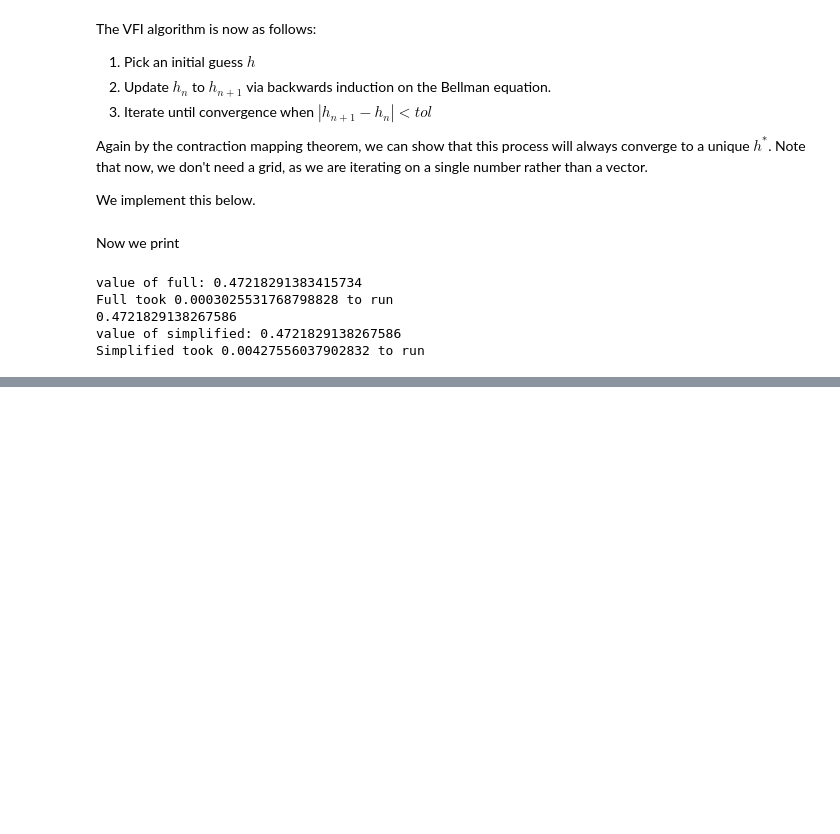
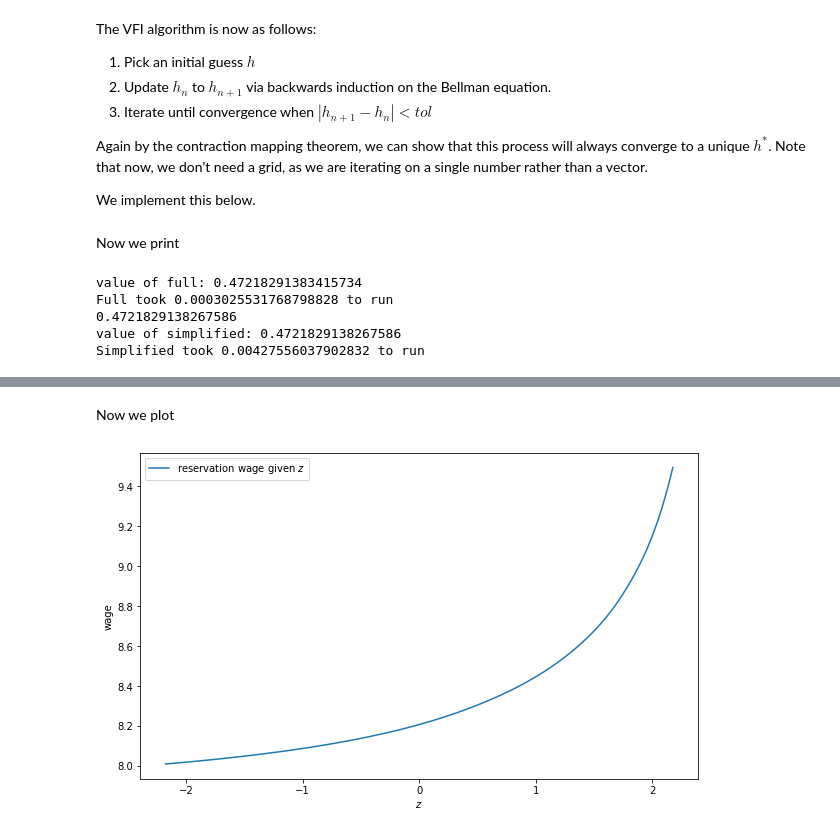
Before and after one commit to jborovicka/nyu-phd-macro-i, a Jupyter notebook: jupyter/mccall_value_function_iteration.ipynb, the cells around one changed output, grey strips where cells are left out. Saved outputs shown, nothing was run; the diff lists cells and outputs as text; code cells hidden in the pictures; blank space fills up the shorter version.

```diff
--- a/jupyter/mccall_value_function_iteration.ipynb
+++ b/jupyter/mccall_value_function_iteration.ipynb
@@ -425,0 +535,21 @@ This immediately seems frustrating to solve because we need to calculate the exp
+# %%
+
+@jit
+def compute_fixed_point(tol=1e-4,
+                        max_iter=1000,):
+  f_init = f_init = np.full(len(z_grid), np.log(c)) # fills z_grid with np.log(c)
+  f_out = np.empty_like(f_init)
+
+  # Set up loop
+  f_in = f_init
+  i = 0
+  error = tol + 1
+# loop evaluating Q
+  while i < max_iter and error > tol:
+      Q(f_in, f_out)
+      error = np.max(np.abs(f_in - f_out))
+      i += 1
+      f_in[:] = f_out
+  return f_out
+# %%
+f_star = compute_fixed_point()
@@ -425,0 +579,12 @@ This immediately seems frustrating to solve because we need to calculate the exp
+# %% [markdown]
+Now we plot
+# %%
+res_wage_function = np.exp(f_star * (1 - β))
+
+fig, ax = plt.subplots()
+ax.plot(z_grid, res_wage_function, label="reservation wage given $z$")
+ax.set(xlabel="$z$", ylabel="wage")
+ax.legend()
+plt.show()
+# %% [output]
+[figure, added]
```
Also changed, not shown: parts of 9 cells of this notebook.
